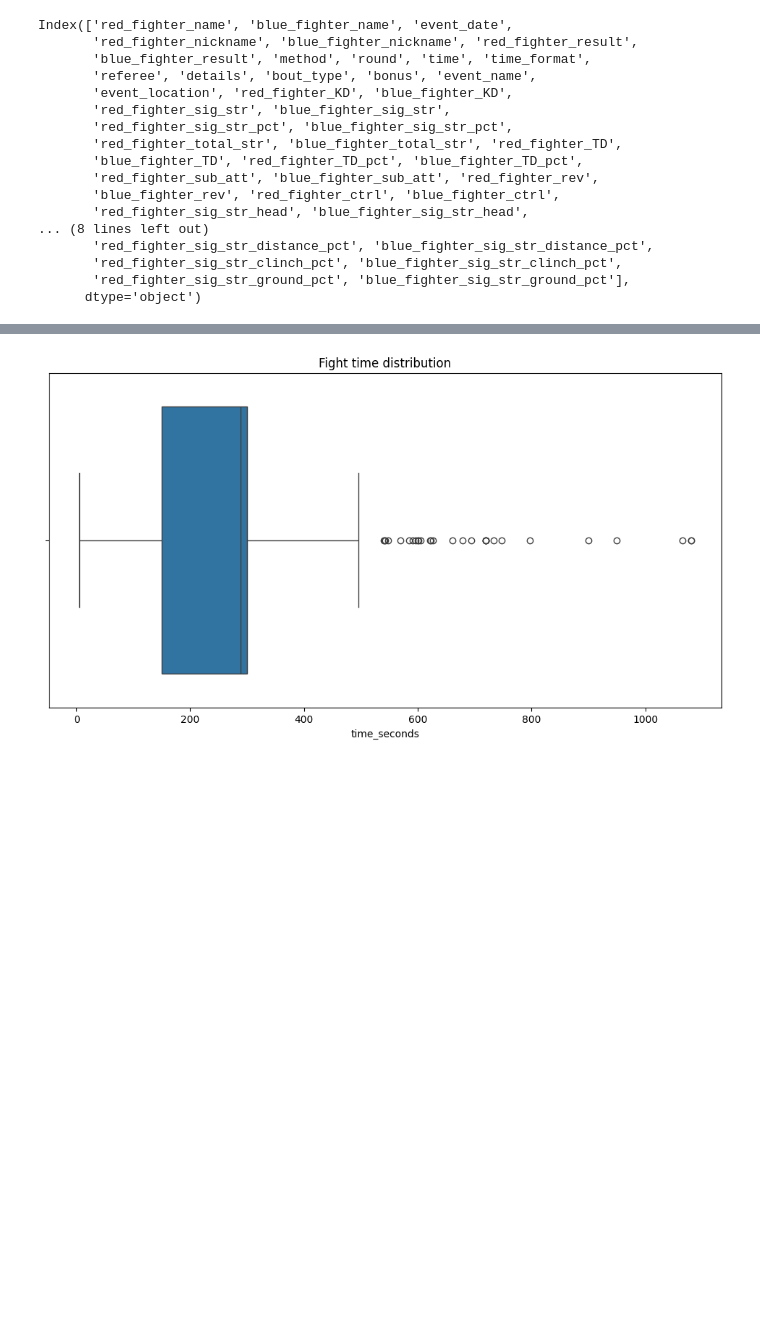
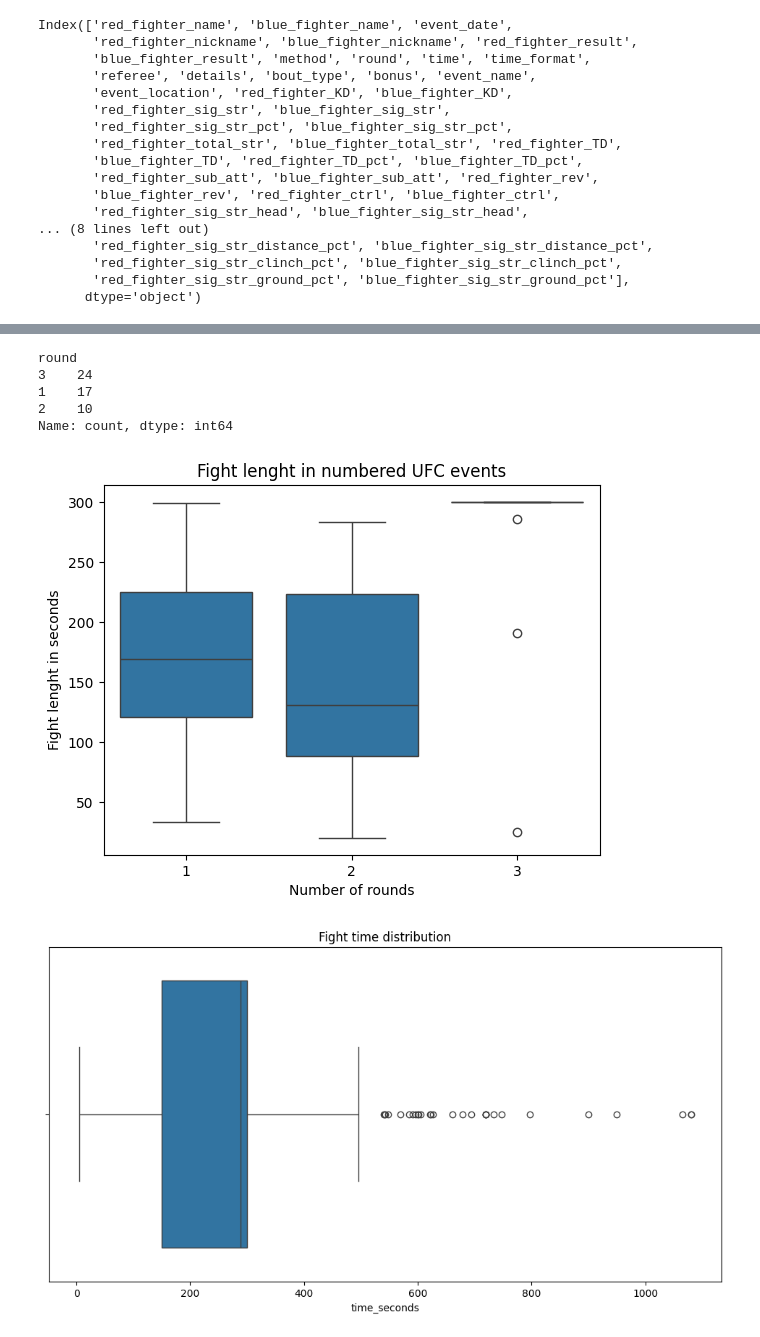
Before and after one commit to lucijaaleksic/dopp, a Jupyter notebook: eda_dataset_1.ipynb, the cells around one changed output, grey strips where cells are left out. Cells and saved outputs as stored; diff of their text form; code cells hidden in the pictures; blank space fills up the shorter version.

```diff
--- a/eda_dataset_1.ipynb
+++ b/eda_dataset_1.ipynb
@@ -69 +108,18 @@ array(['KO/TKO', 'Submission', 'Decision - Unanimous', 'Decision - Split',
+# %%
+numbered_event["round"].value_counts()
+# %% [output]
+round
+3    24
+1    17
+2    10
+Name: count, dtype: int64
+# %%
+# show distribution of fight lenght in numbered_event by three boxplots and color the data points by round
+sns.boxplot(x="round", y="fight_lenght", data=numbered_event)
+plt.xlabel("Number of rounds")
+plt.ylabel("Fight lenght in seconds")
+plt.title("Fight lenght in numbered UFC events")
+plt.show()
+# %% [output]
+[figure, added]
 # %%
```
Also changed, not shown: parts of 34 cells of this notebook, 4 other files.
